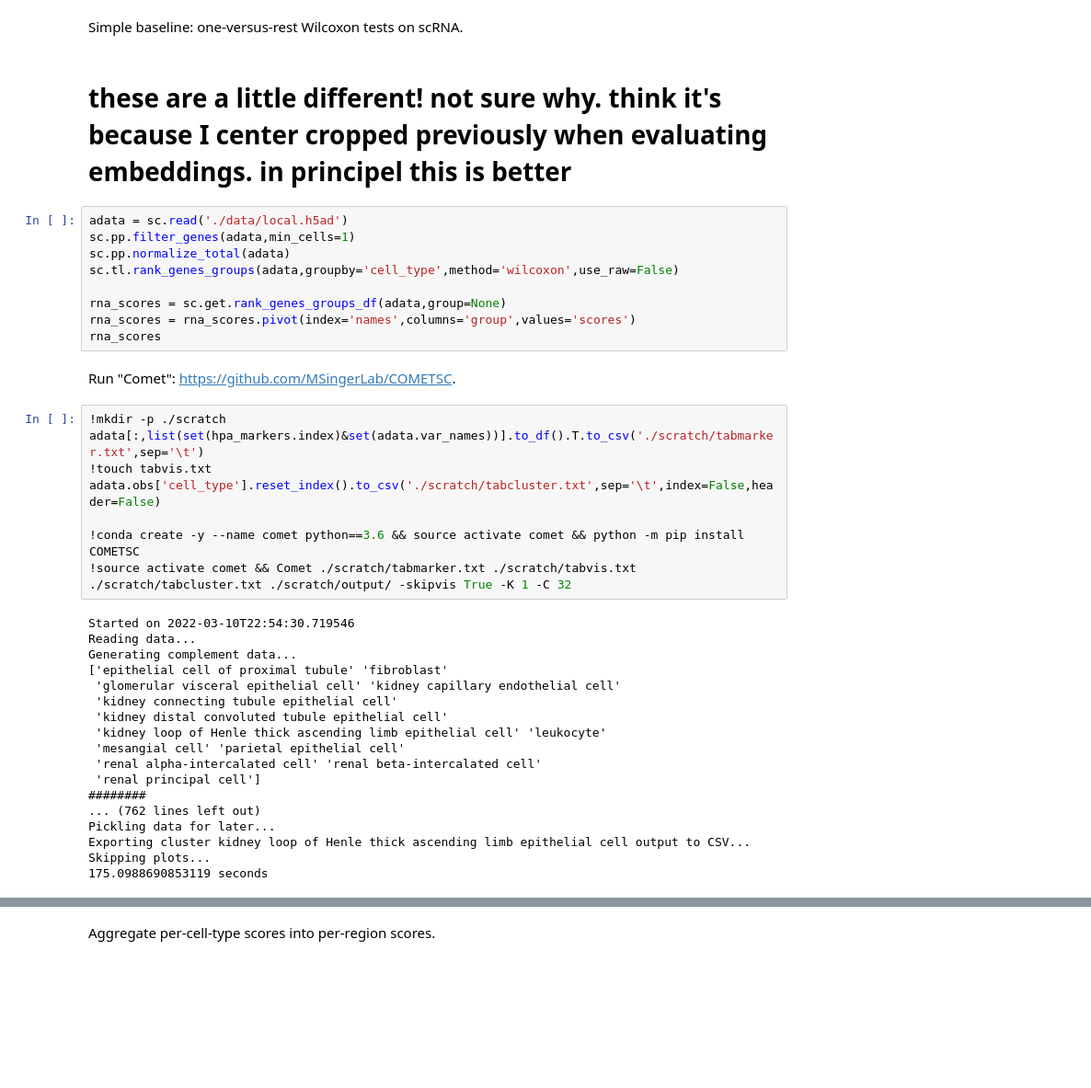
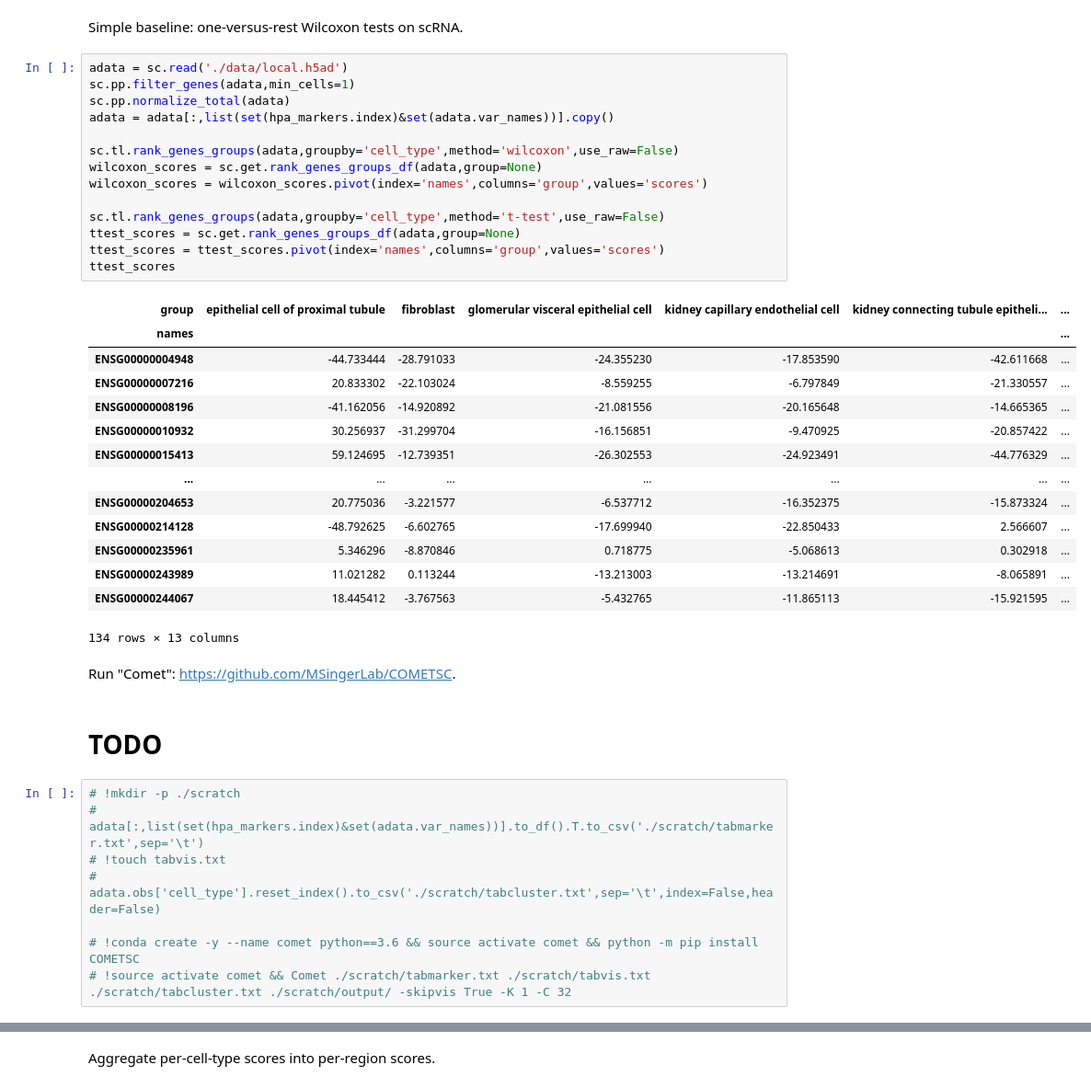
Before and after one commit to murphy17/HPA-SimCLR, a Jupyter notebook: 5_Compare_Baselines.ipynb, the cells around one changed output, grey strips where cells are left out. Shown: that part at 92% size. Cells and saved outputs as stored; diff of their text form; blank space fills up the shorter version.

```diff
--- a/5_Compare_Baselines.ipynb
+++ b/5_Compare_Baselines.ipynb
@@ -78,43 +78,45 @@ simclr_scores
 15323 rows × 13 columns
 # %% [markdown]
 Simple baseline: one-versus-rest Wilcoxon tests on scRNA.
-# %% [markdown]
-# these are a little different! not sure why. think it's because I center cropped previously when evaluating embeddings. in principel this is better
 # %%
 adata = sc.read('./data/local.h5ad')
 sc.pp.filter_genes(adata,min_cells=1)
 sc.pp.normalize_total(adata)
+adata = adata[:,list(set(hpa_markers.index)&set(adata.var_names))].copy()
+
 sc.tl.rank_genes_groups(adata,groupby='cell_type',method='wilcoxon',use_raw=False)
+wilcoxon_scores = sc.get.rank_genes_groups_df(adata,group=None)
+wilcoxon_scores = wilcoxon_scores.pivot(index='names',columns='group',values='scores')
 
-rna_scores = sc.get.rank_genes_groups_df(adata,group=None)
-rna_scores = rna_scores.pivot(index='names',columns='group',values='scores')
-rna_scores
+sc.tl.rank_genes_groups(adata,groupby='cell_type',method='t-test',use_raw=False)
+ttest_scores = sc.get.rank_genes_groups_df(adata,group=None)
+ttest_scores = ttest_scores.pivot(index='names',columns='group',values='scores')
+ttest_scores
+# %% [output]
+| group | epithelial cell of proximal tubule | fibroblast | glomerular visceral epithelial cell | kidney capillary endothelial cell | kidney connecting tubule epitheli... | ... |
+| names |  |  |  |  |  | ... |
+| ENSG00000004948 | -44.733444 | -28.791033 | -24.355230 | -17.853590 | -42.611668 | ... |
+| ENSG00000007216 | 20.833302 | -22.103024 | -8.559255 | -6.797849 | -21.330557 | ... |
+| ENSG00000008196 | -41.162056 | -14.920892 | -21.081556 | -20.165648 | -14.665365 | ... |
+| ENSG00000010932 | 30.256937 | -31.299704 | -16.156851 | -9.470925 | -20.857422 | ... |
+| ENSG00000015413 | 59.124695 | -12.739351 | -26.302553 | -24.923491 | -44.776329 | ... |
+| ... | ... | ... | ... | ... | ... | ... |
+| ENSG00000204653 | 20.775036 | -3.221577 | -6.537712 | -16.352375 | -15.873324 | ... |
+| ENSG00000214128 | -48.792625 | -6.602765 | -17.699940 | -22.850433 | 2.566607 | ... |
+| ENSG00000235961 | 5.346296 | -8.870846 | 0.718775 | -5.068613 | 0.302918 | ... |
+| ENSG00000243989 | 11.021282 | 0.113244 | -13.213003 | -13.214691 | -8.065891 | ... |
+| ENSG00000244067 | 18.445412 | -3.767563 | -5.432765 | -11.865113 | -15.921595 | ... |
+134 rows × 13 columns
 # %% [markdown]
 Run "Comet": https://github.com/MSingerLab/COMETSC.
+# %% [markdown]
+# TODO
 # %%
-!mkdir -p ./scratch
-adata[:,list(set(hpa_markers.index)&set(adata.var_names))].to_df().T.to_csv('./scratch/tabmarker.txt',sep='\t')
-!touch tabvis.txt
-adata.obs['cell_type'].reset_index().to_csv('./scratch/tabcluster.txt',sep='\t',index=False,header=False)
+# !mkdir -p ./scratch
+# adata[:,list(set(hpa_markers.index)&set(adata.var_names))].to_df().T.to_csv('./scratch/tabmarker.txt',sep='\t')
+# !touch tabvis.txt
+# adata.obs['cell_type'].reset_index().to_csv('./scratch/tabcluster.txt',sep='\t',index=False,header=False)
 
-!conda create -y --name comet python==3.6 && source activate comet && python -m pip install COMETSC
-!source activate comet && Comet ./scratch/tabmarker.txt ./scratch/tabvis.txt ./scratch/tabcluster.txt ./scratch/output/ -skipvis True -K 1 -C 32
+# !conda create -y --name comet python==3.6 && source activate comet && python -m pip install COMETSC
+# !source activate comet && Comet ./scratch/tabmarker.txt ./scratch/tabvis.txt ./scratch/tabcluster.txt ./scratch/output/ -skipvis True -K 1 -C 32
-# %% [output]
-Started on 2022-03-10T22:54:30.719546
-Reading data...
-Generating complement data...
-['epithelial cell of proximal tubule' 'fibroblast'
- 'glomerular visceral epithelial cell' 'kidney capillary endothelial cell'
- 'kidney connecting tubule epithelial cell'
- 'kidney distal convoluted tubule epithelial cell'
- 'kidney loop of Henle thick ascending limb epithelial cell' 'leukocyte'
- 'mesangial cell' 'parietal epithelial cell'
- 'renal alpha-intercalated cell' 'renal beta-intercalated cell'
- 'renal principal cell']
-########
-... (762 lines left out)
-Pickling data for later...
-Exporting cluster kidney loop of Henle thick ascending limb epithelial cell output to CSV...
-Skipping plots...
-175.0988690853119 seconds
 # %%
```
Also changed, not shown: parts of 7 cells of this notebook, 34 other files.
